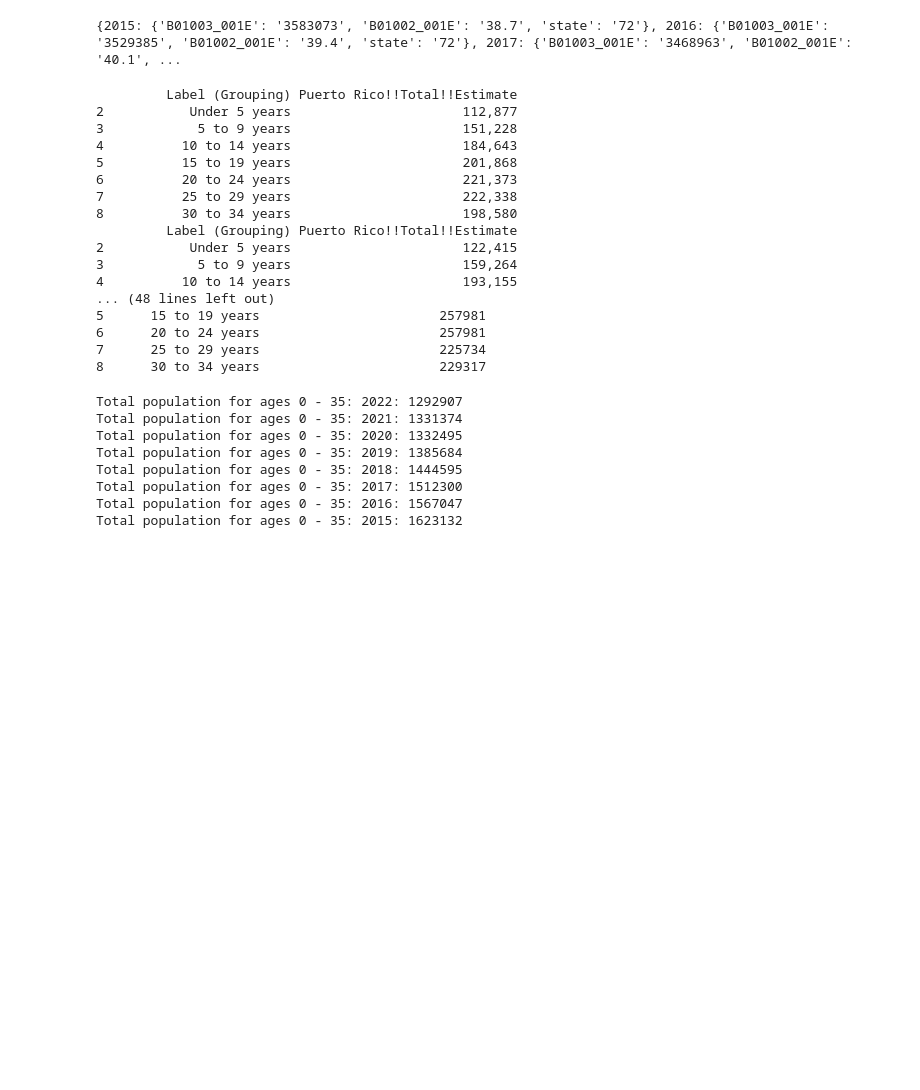
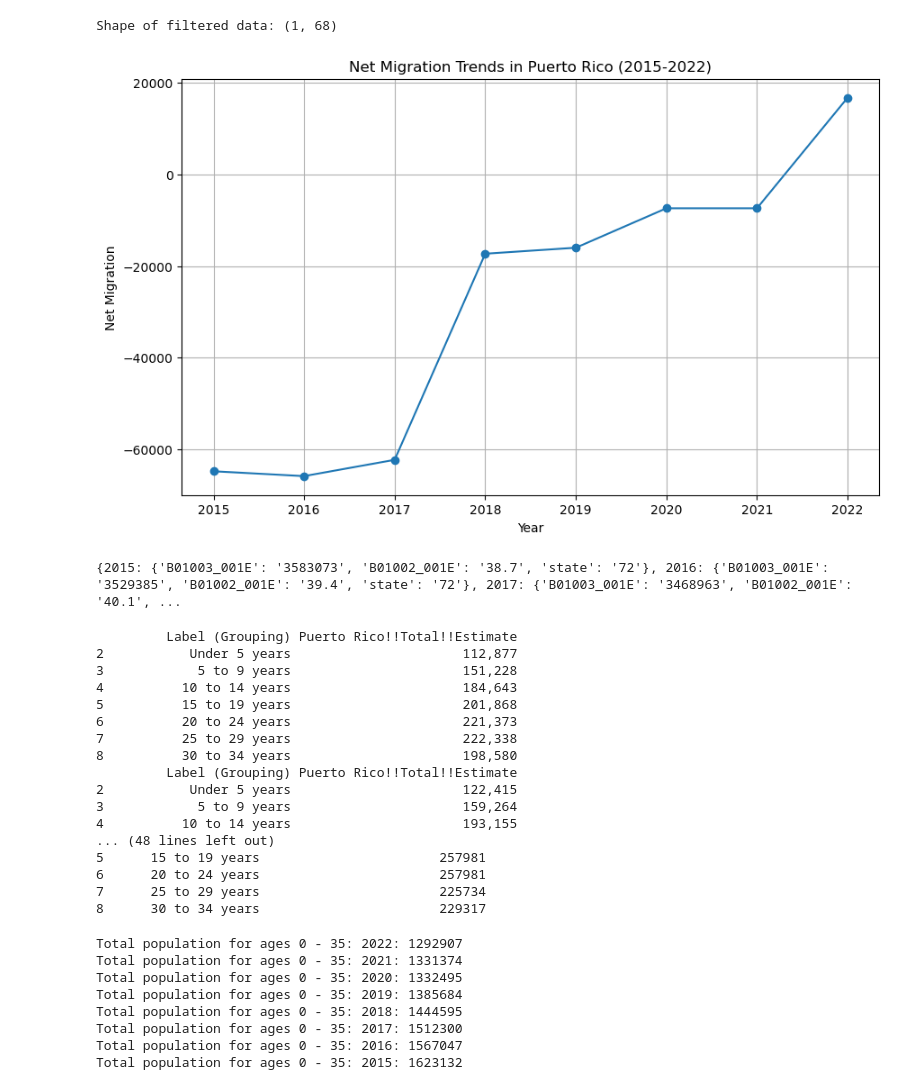
Before and after one commit to gianfvi/Week_3-Project, a Jupyter notebook: Puerto_Rico_ACS_Data_2015_2022_Updated.ipynb, the cells around one changed output. Saved outputs shown, nothing was run; the diff lists cells and outputs as text; code cells hidden in the pictures; blank space fills up the shorter version.

```diff
--- a/Puerto_Rico_ACS_Data_2015_2022_Updated.ipynb
+++ b/Puerto_Rico_ACS_Data_2015_2022_Updated.ipynb
@@ -0,0 +1,8 @@
+# %%
+!pip install xlrd
+
+import pandas as pd
+
+# Read Excel file from URL
+url = "https://api.worldbank.org/v2/en/indicator/SM.POP.NETM?downloadformat=excel"
+net_migration = pd.read_excel(url)
@@ -1,3 +11,68 @@
+# %%
+# Display the first few rows of the DataFrame
+net_migration.head(5)
+
+# Filter data related to Puerto Rico
+net_pr = net_migration[net_migration["Data Source"] == "Puerto Rico"]
+
+# Display the filtered DataFrame
+net_pr
+
+# Check the shape of the filtered DataFrame
+print("Shape of filtered data:", net_pr.shape)
+
+years = [2015, 2016, 2017, 2018, 2019, 2020, 2021, 2022]
+columns = ["Unnamed: 59", "Unnamed: 60",  "Unnamed: 61", "Unnamed: 62",  "Unnamed: 63",  "Unnamed: 64",  "Unnamed: 65",  "Unnamed: 66"]
+
+# Check if each year column exists in the DataFrame columns and rename if found
+for year, column in zip(years, columns):
+    if column in net_pr.columns:
+        net_pr = net_pr.rename(columns={column: year})
+
+# This will change the 'Unnamed' columns to their respective year if available
+
+# Display the DataFrame after renaming columns
+net_pr
+
+# Define the columns to drop
+columns_to_drop = ["Unnamed: 4", "Unnamed: 5", "Unnamed: 6", "Unnamed: 7", "Unnamed: 8", "Unnamed: 9",
+                   "Unnamed: 10", "Unnamed: 11", "Unnamed: 12", "Unnamed: 13", "Unnamed: 14", "Unnamed: 15",
+                   "Unnamed: 16", "Unnamed: 17", "Unnamed: 18", "Unnamed: 19", "Unnamed: 20", "Unnamed: 21",
+                   "Unnamed: 22", "Unnamed: 23", "Unnamed: 24", "Unnamed: 25", "Unnamed: 26", "Unnamed: 27",
+                   "Unnamed: 28", "Unnamed: 29", "Unnamed: 30", "Unnamed: 31", "Unnamed: 32", "Unnamed: 33",
+                   "Unnamed: 34", "Unnamed: 35", "Unnamed: 36", "Unnamed: 37", "Unnamed: 38", "Unnamed: 39",
+                   "Unnamed: 40", "Unnamed: 41", "Unnamed: 42", "Unnamed: 43", "Unnamed: 44", "Unnamed: 45",
+                   "Unnamed: 46", "Unnamed: 47", "Unnamed: 48", "Unnamed: 49", "Unnamed: 50", "Unnamed: 51",
+                   "Unnamed: 52", "Unnamed: 53", "Unnamed: 54", "Unnamed: 55", "Unnamed: 56", "Unnamed: 57",
+                   "Unnamed: 58", "Unnamed: 67"]
+
+# Drop only the columns that exist in the DataFrame
+net_pr = net_pr.drop(columns=[col for col in columns_to_drop if col in net_pr.columns])
+net_pr
+
+import matplotlib.pyplot as plt
+
+# Data
+years = [2015, 2016, 2017, 2018, 2019, 2020, 2021, 2022]
+net_migration = [-64764.0, -65824.0, -62275.0, -17320.0, -16013.0, -7408.0, -7408.0, 16702.0]
+
+# Create the plot
+plt.figure(figsize=(10, 6))
+plt.plot(years, net_migration, marker='o', linestyle='-')
+
+# Title and labels
+plt.title('Net Migration Trends in Puerto Rico (2015-2022)')
+plt.xlabel('Year')
+plt.ylabel('Net Migration')
+
+# Grid
+plt.grid(True)
+
+# Show plot
+plt.show()
+# %% [output]
+Shape of filtered data: (1, 68)
+[figure, added]
 # %%
 import requests
 import json
```
Also changed, not shown: parts of 2 cells of this notebook.
